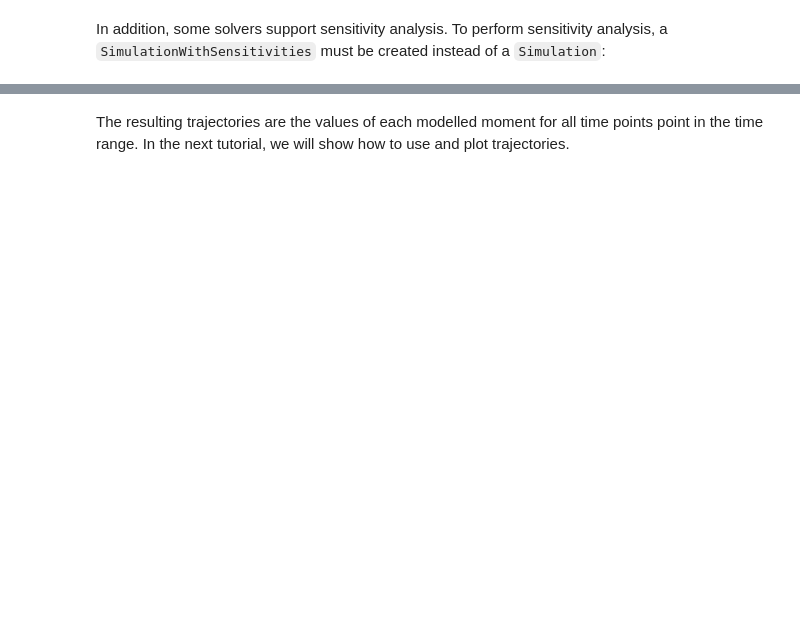
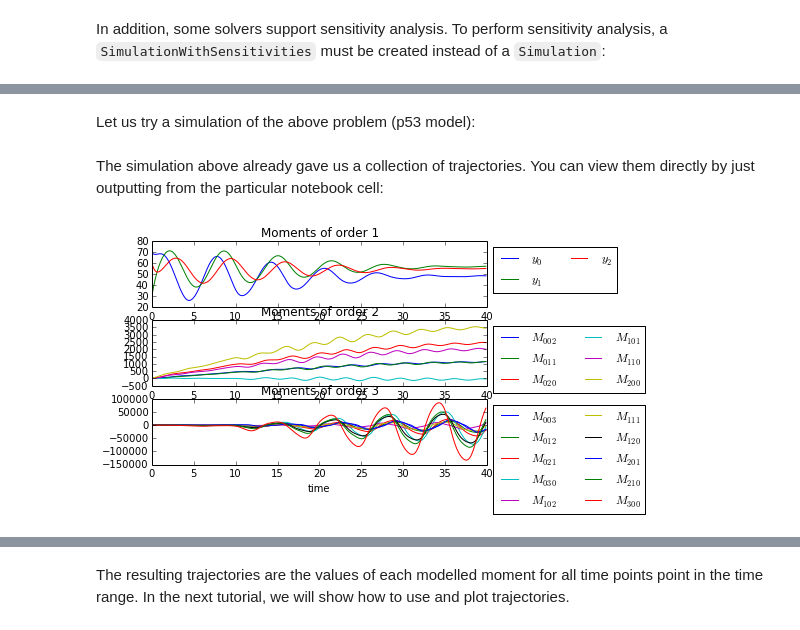
Before and after one commit to theosysbio/means, a Jupyter notebook: prototypes/examples/Tutorial/4. Simulation.ipynb, the cells around one changed output, grey strips where cells are left out. Saved outputs shown, nothing was run; the diff lists cells and outputs as text; code cells hidden in the pictures; blank space fills up the shorter version.

Commit message:
revamped the simulation tutorial to contain more info

```diff
--- a/prototypes/examples/Tutorial/4. Simulation.ipynb
+++ b/prototypes/examples/Tutorial/4. Simulation.ipynb
@@ -19,0 +8,5 @@ ode_logn = means.mea_approximation(my_model, 3, closure='log-normal', multivaria
+# %%
+import means
+import means.examples
+# Let's use the P53 Model from means.examples
+my_model = means.examples.MODEL_P53
@@ -40,0 +45,2 @@ Here, for instance, we use `cvode` with the default options:
+# %%
+simulation = means.Simulation(ode_logn)
@@ -44,0 +65,20 @@ In addition, some solvers support sensitivity analysis. To perform sensitivity a
+# %% [markdown]
+Let us try a simulation of the above problem (p53 model):
+# %%
+# Values for parameters
+parameters = [90, 0.002, 1.7, 1.1, 0.93, 0.96, 0.01]
+# Values for initial conditions
+initial_conditions = [70, 30, 60]
+
+# Timepoints
+import numpy as np
+timepoints = np.arange(0, 40, 0.1)
+# %%
+trajectories = simulation.simulate_system(parameters, initial_conditions, timepoints)
+# %% [markdown]
+The simulation above already gave us a collection of trajectories.
+You can view them directly by just outputting from the particular notebook cell:
+# %%
+trajectories
+# %% [output]
+[figure, added]
```
Also changed, not shown: parts of 29 cells of this notebook, 1 other file.
